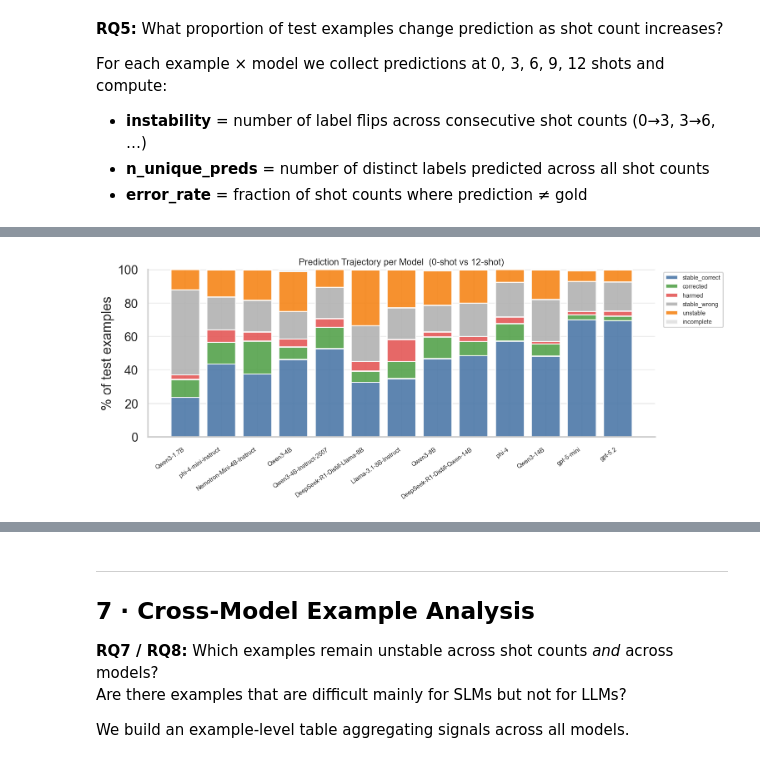
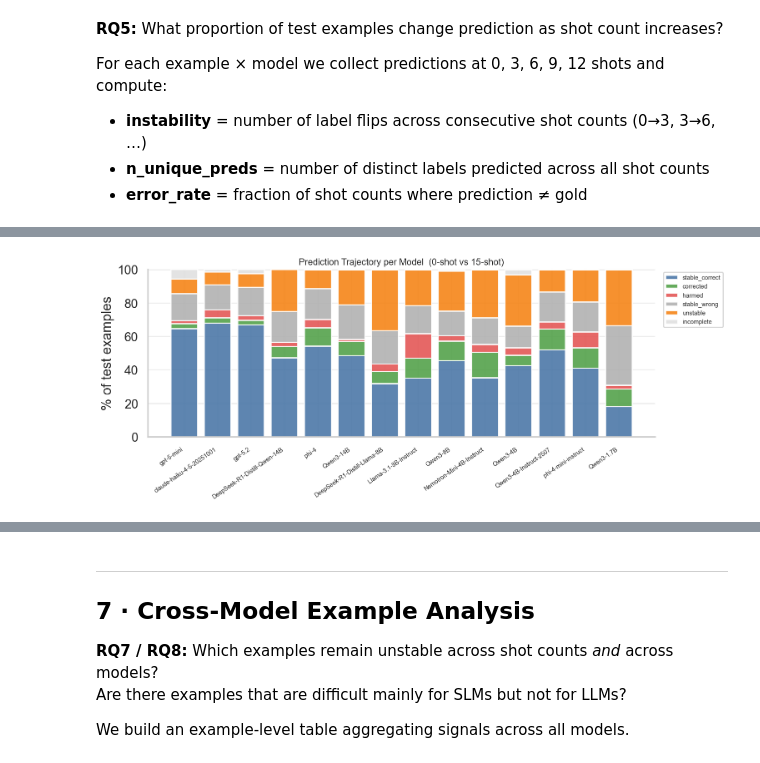
Before and after one commit to nityaak5/slm-topic-modeling, a Jupyter notebook: notebooks/icl_analysis.ipynb, the cells around one changed output, grey strips where cells are left out. Saved outputs shown, nothing was run; the diff lists cells and outputs as text; code cells hidden in the pictures.

```diff
--- a/notebooks/icl_analysis.ipynb
+++ b/notebooks/icl_analysis.ipynb
@@ -527,7 +553,7 @@ for _, r in step_df.iterrows():
 
 ax.axhline(F1_USABLE, color='#E45756', linewidth=1.2, linestyle='--', alpha=0.7)
 ax.set_xticks(ICL_SHOT_COUNTS)
-ax.set_xlim(-0.5, 12.6)
+ax.set_xlim(-0.5, 15.6)
 ax.set_xlabel('Number of in-context examples', fontsize=10)
 ax.set_ylabel('Macro-F1', fontsize=10)
 ax.set_title('RQ2 \u2014 Trajectories by Model Size\n(light = small, dark = large)', fontsize=10)
@@ -567,7 +593,7 @@ for i in range(heat.shape[0]):
                      color='black' if abs(val) < vlim * 0.6 else 'white')
 plt.colorbar(im, ax=ax2, label='\u0394 Macro-F1', shrink=0.8)
 
-plt.suptitle('RQ2 \u2014 Saturation Analysis  (0 \u2192 12 Shots)', fontsize=12, y=1.01)
+plt.suptitle('RQ2 \u2014 Saturation Analysis  (0 \u2192 15 Shots)', fontsize=12, y=1.01)
 plt.tight_layout()
 plt.show()
 # %% [output]
@@ -592,7 +618,7 @@ for ax, tier in zip(axes, ['SLM', 'LLM']):
                                markersize=5, linewidth=1.8, label=model))
     ax.axhline(F1_USABLE, color='#E45756', linewidth=1.2, linestyle='--', alpha=0.7)
     ax.set_xticks(ICL_SHOT_COUNTS)
-    ax.set_xlim(-0.5, 12.6)
+    ax.set_xlim(-0.5, 15.6)
     ax.set_xlabel('n-shot', fontsize=10)
     ax.set_ylabel('Macro-F1', fontsize=10)
     ax.set_title(f'RQ3 \u2014 {tier} Models', fontsize=11)
@@ -669,7 +695,7 @@ plt.show()
 class_gain_rows = []
 for model, grp in metrics.groupby('model'):
     grp = grp.set_index('n_shots')
-    if 0 not in grp.index or 12 not in grp.index:
+    if 0 not in grp.index or 15 not in grp.index:
         continue
     for label in LABELS:
         col = f'f1_{label}'
@@ -677,14 +703,14 @@ for model, grp in metrics.groupby('model'):
             'model': model,
             'label': label,
             'f1_0shot':  grp.loc[0, col],
-            'f1_12shot': grp.loc[12, col],
-            'gain':      grp.loc[12, col] - grp.loc[0, col],
+            'f1_15shot': grp.loc[15, col],
+            'gain':      grp.loc[15, col] - grp.loc[0, col],
         })
 
 class_gain_df = pd.DataFrame(class_gain_rows).round(3)
 
 # Mean gain per class across models
-print('Mean F1 gain (0→12) per stance class:')
+print('Mean F1 gain (0→15) per stance class:')
 display(
     class_gain_df.groupby('label')['gain']
     .agg(['mean','std','min','max'])
@@ -708,8 +734,8 @@ for i in range(heat_gain.shape[0]):
         if not np.isnan(val):
             ax.text(j, i, f'{val:+.3f}', ha='center', va='center',
                     fontsize=8, color='black' if abs(val) < vlim * 0.6 else 'white')
-plt.colorbar(im, ax=ax, label='Δ F1  (0→12 shot)', shrink=0.8)
-ax.set_title('RQ4 — Per-Class F1 Gain  (0 → 12 shots)', fontsize=11)
+plt.colorbar(im, ax=ax, label='Δ F1  (0→15 shot)', shrink=0.8)
+ax.set_title('RQ4 — Per-Class F1 Gain  (0 → 15 shots)', fontsize=11)
 plt.tight_layout()
 plt.show()
 # %% [output]
@@ -867,23 +894,23 @@ We classify each (example, model) pair into five categories:
 def classify_trajectory(row, shot_cols, gold_col='gold'):
     gold       = row[gold_col]
     pred_0     = row.get(0)   if 0  in shot_cols else np.nan
-    pred_12    = row.get(12)  if 12 in shot_cols else np.nan
+    pred_15    = row.get(15)  if 15 in shot_cols else np.nan
     flips      = row['instability']
 
-    if pd.isna(pred_0) or pd.isna(pred_12):
+    if pd.isna(pred_0) or pd.isna(pred_15):
         return 'incomplete'
     correct_0  = pred_0  == gold
-    correct_12 = pred_12 == gold
+    correct_15 = pred_15 == gold
 
     if flips > 1:
         return 'unstable'
-    if correct_0 and correct_12:
+    if correct_0 and correct_15:
         return 'stable_correct'
-    if not correct_0 and not correct_12:
+    if not correct_0 and not correct_15:
         return 'stable_wrong'
-    if not correct_0 and correct_12:
+    if not correct_0 and correct_15:
         return 'corrected'
-    if correct_0 and not correct_12:
+    if correct_0 and not correct_15:
         return 'harmed'
     return 'other'
 
@@ -924,31 +952,31 @@ Trajectory breakdown (% of test examples per model):
 # %%
 # ── Stacked bar: trajectory breakdown per model ───────────────────────────
 TRAJ_COLORS = {
     'stable_correct': '#4C78A8',
     'corrected':      '#54A24B',
     'harmed':         '#E45756',
     'stable_wrong':   '#B2B2B2',
     'unstable':       '#F58518',
     'incomplete':     '#E0E0E0',
 }
 plot_cols = [c for c in TRAJ_COLORS if c in traj_pct.columns]
 
 fig, ax = plt.subplots(figsize=(12, 5))
 bottom = np.zeros(len(traj_pct))
 for col in plot_cols:
     vals = traj_pct[col].values if col in traj_pct.columns else np.zeros(len(traj_pct))
     ax.bar(traj_pct.index, vals, bottom=bottom,
            color=TRAJ_COLORS[col], label=col, alpha=0.9)
     bottom += vals
 
 ax.set_xticklabels(traj_pct.index, rotation=35, ha='right', fontsize=8)
 ax.set_ylabel('% of test examples')
-ax.set_title('Prediction Trajectory per Model  (0-shot vs 12-shot)', fontsize=12)
+ax.set_title('Prediction Trajectory per Model  (0-shot vs 15-shot)', fontsize=12)
 ax.legend(fontsize=8, bbox_to_anchor=(1.01, 1), loc='upper left')
 plt.tight_layout()
 plt.show()
 # %% [output]
-[figure, old version]
+[figure, new version]
 # %%
 # ── Corrected vs harmed — which gold classes are involved? ────────────────
 for traj in ['corrected', 'harmed']:
```
Also changed, not shown: parts of 34 cells of this notebook, 40 other files.
